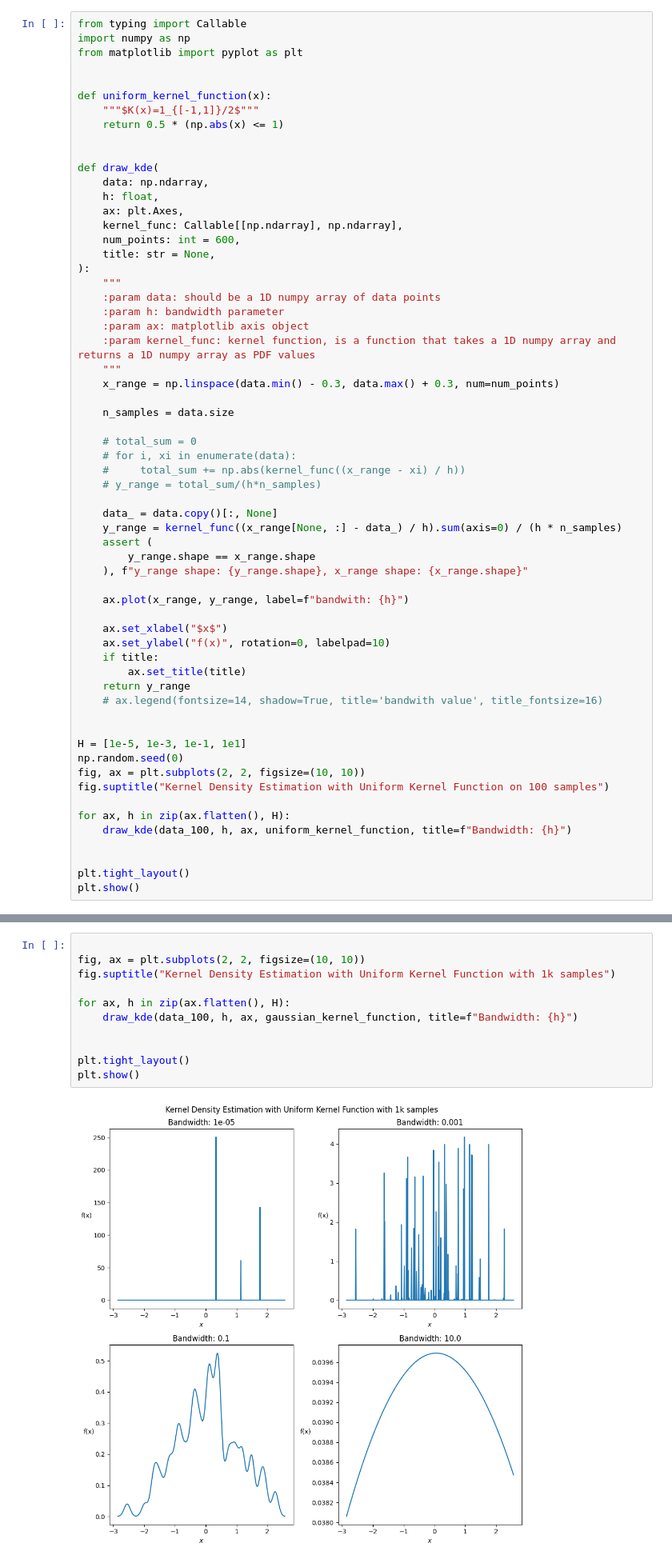
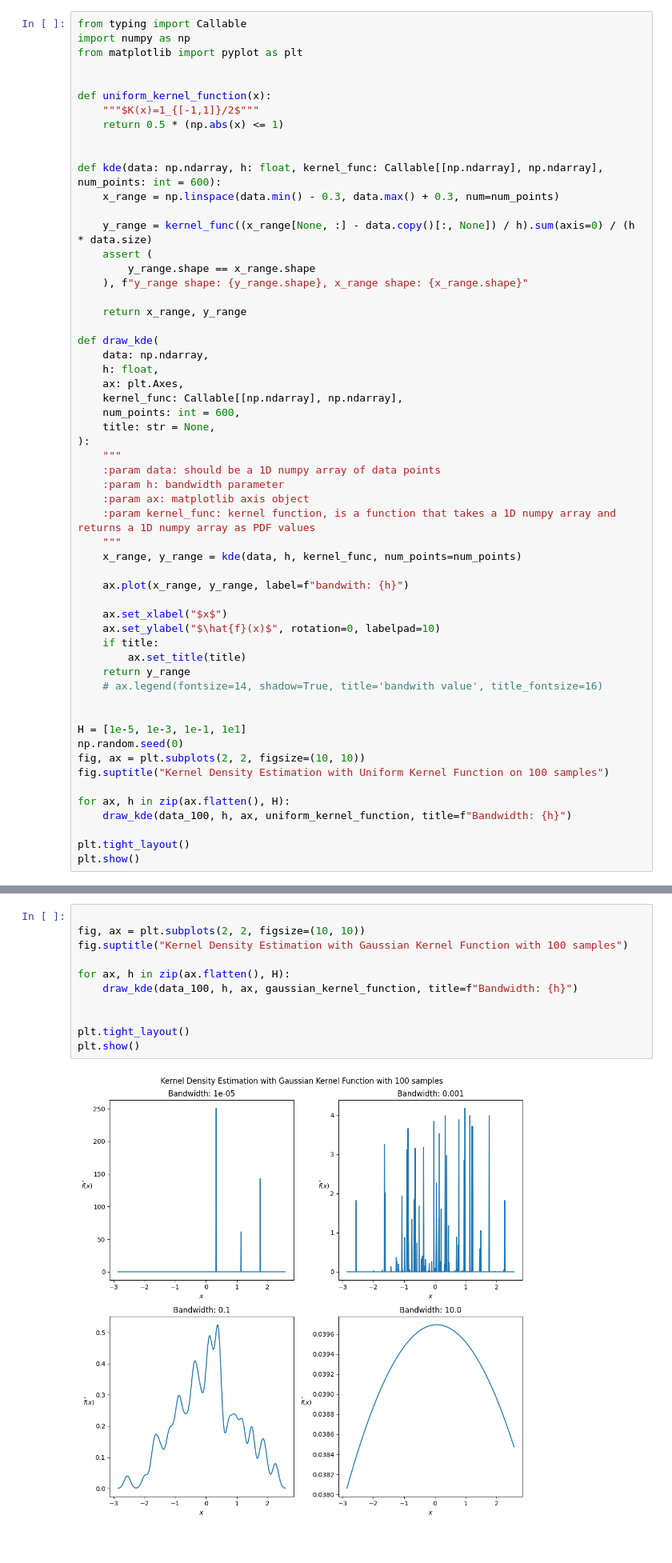
Before and after one commit to kkasra12/fundamental-of-statistical-learning, a Jupyter notebook: ans.ipynb, the cells around one changed output, grey strips where cells are left out. Shown at 80% size. Saved outputs shown, nothing was run; the diff lists cells and outputs as text.

```diff
--- a/ans.ipynb
+++ b/ans.ipynb
@@ -40,6 +40,16 @@ def uniform_kernel_function(x):
     """$K(x)=1_{[-1,1]}/2$"""
     return 0.5 * (np.abs(x) <= 1)
 
+
+def kde(data: np.ndarray, h: float, kernel_func: Callable[[np.ndarray], np.ndarray], num_points: int = 600):
+    x_range = np.linspace(data.min() - 0.3, data.max() + 0.3, num=num_points)
+
+    y_range = kernel_func((x_range[None, :] - data.copy()[:, None]) / h).sum(axis=0) / (h * data.size)
+    assert (
+        y_range.shape == x_range.shape
+    ), f"y_range shape: {y_range.shape}, x_range shape: {x_range.shape}"
+
+    return x_range, y_range
 
 def draw_kde(
     data: np.ndarray,
@@ -55,25 +65,12 @@ def draw_kde(
     :param ax: matplotlib axis object
     :param kernel_func: kernel function, is a function that takes a 1D numpy array and returns a 1D numpy array as PDF values
     """
-    x_range = np.linspace(data.min() - 0.3, data.max() + 0.3, num=num_points)
-
-    n_samples = data.size
-
-    # total_sum = 0
-    # for i, xi in enumerate(data):
-    #     total_sum += np.abs(kernel_func((x_range - xi) / h))
-    # y_range = total_sum/(h*n_samples)
-
-    data_ = data.copy()[:, None]
-    y_range = kernel_func((x_range[None, :] - data_) / h).sum(axis=0) / (h * n_samples)
-    assert (
-        y_range.shape == x_range.shape
-    ), f"y_range shape: {y_range.shape}, x_range shape: {x_range.shape}"
+    x_range, y_range = kde(data, h, kernel_func, num_points=num_points)
 
     ax.plot(x_range, y_range, label=f"bandwith: {h}")
 
     ax.set_xlabel("$x$")
-    ax.set_ylabel("f(x)", rotation=0, labelpad=10)
+    ax.set_ylabel("$\hat{f}(x)$", rotation=0, labelpad=10)
     if title:
         ax.set_title(title)
     return y_range
@@ -88,7 +85,6 @@ fig.suptitle("Kernel Density Estimation with Uniform Kernel Function on 100 samp
 for ax, h in zip(ax.flatten(), H):
     draw_kde(data_100, h, ax, uniform_kernel_function, title=f"Bandwidth: {h}")
 
-
 plt.tight_layout()
 plt.show()
 # %% [output]
@@ -122,15 +128,15 @@ def gaussian_kernel_function(x):
 # %%
 
 fig, ax = plt.subplots(2, 2, figsize=(10, 10))
-fig.suptitle("Kernel Density Estimation with Uniform Kernel Function with 1k samples")
+fig.suptitle("Kernel Density Estimation with Gaussian Kernel Function with 100 samples")
 
 for ax, h in zip(ax.flatten(), H):
     draw_kde(data_100, h, ax, gaussian_kernel_function, title=f"Bandwidth: {h}")
 
 
 plt.tight_layout()
 plt.show()
 # %% [output]
-[figure, old version]
+[figure, new version]
 # %%
 fig, ax = plt.subplots(2, 2, figsize=(10, 10))
```
Also changed, not shown: parts of 11 cells of this notebook.
